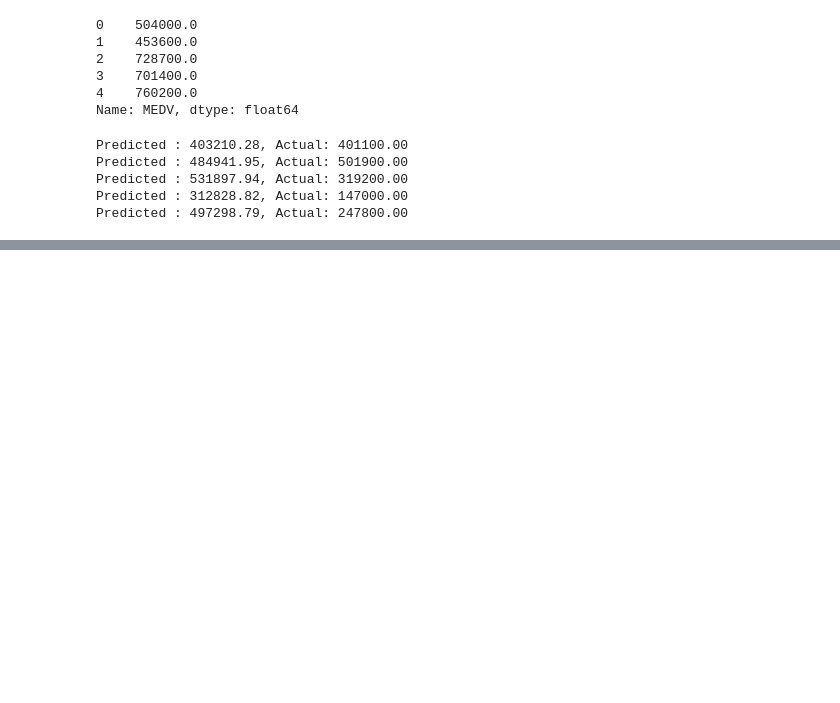
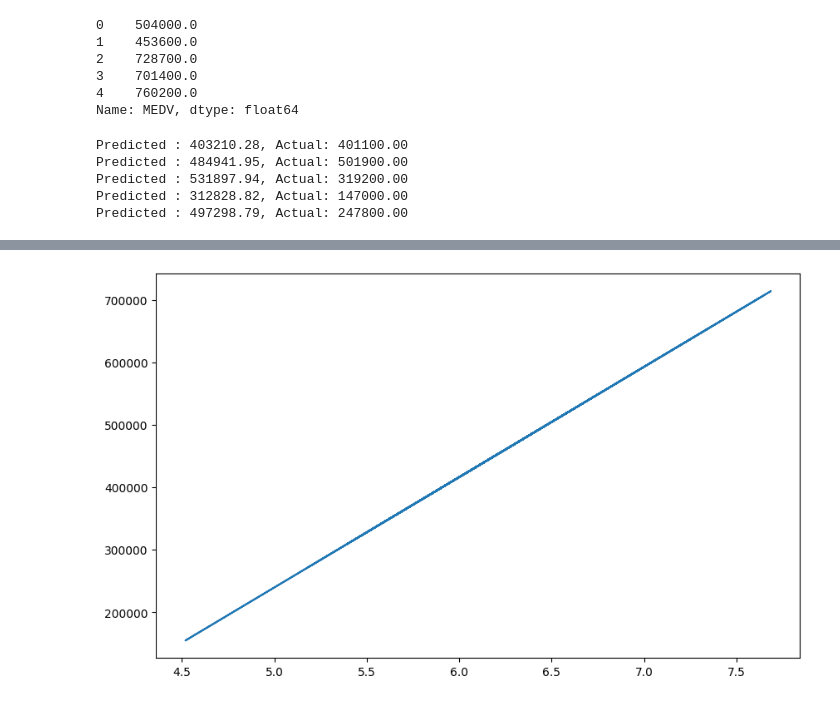
Before and after one commit to subenakhatun/Professional-Certificate-in-Python-for-Machine-Learning-and-Data-Science, a Jupyter notebook: MachineLearning/linearregression.ipynb, the cells around one changed output, grey strips where cells are left out. Cells and saved outputs as stored; diff of their text form; code cells hidden in the pictures; blank space fills up the shorter version.

```diff
--- a/MachineLearning/linearregression.ipynb
+++ b/MachineLearning/linearregression.ipynb
@@ -104,0 +121,6 @@ Predicted : 497298.79, Actual: 247800.00
+# %%
+plt.figure(figsize=(10,6))
+plt.plot(x_test,y_pred)
+plt.show()
+# %% [output]
+[figure, added]
```
Also changed, not shown: parts of 7 cells of this notebook.
